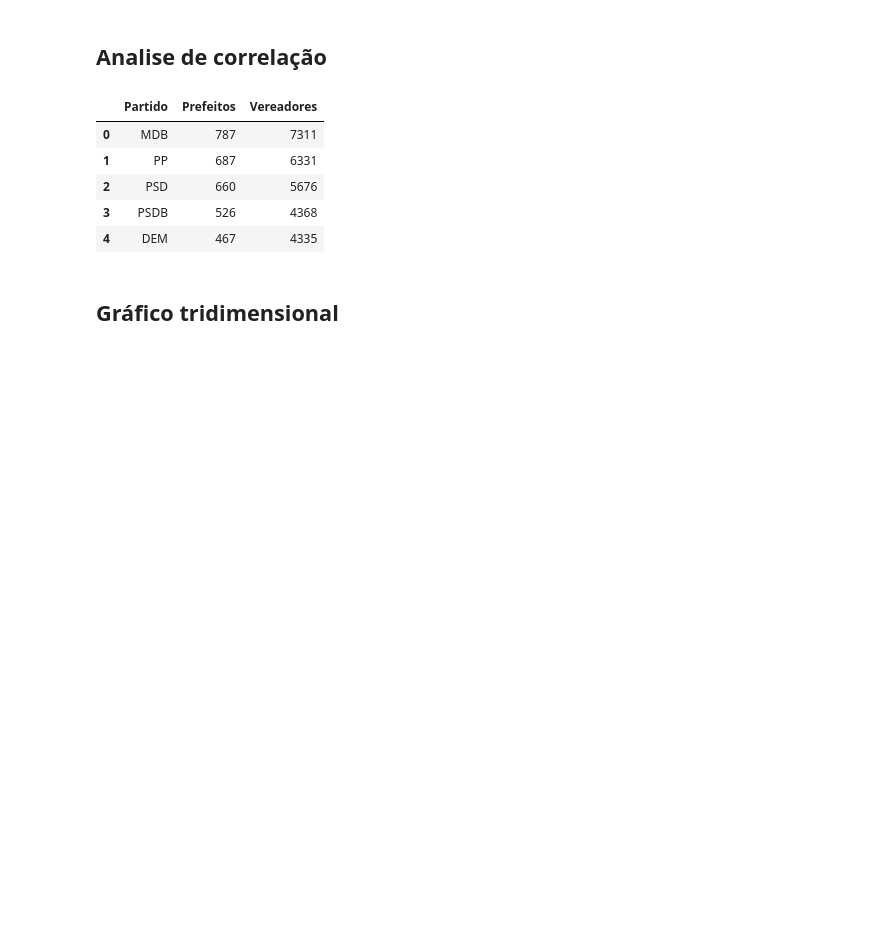
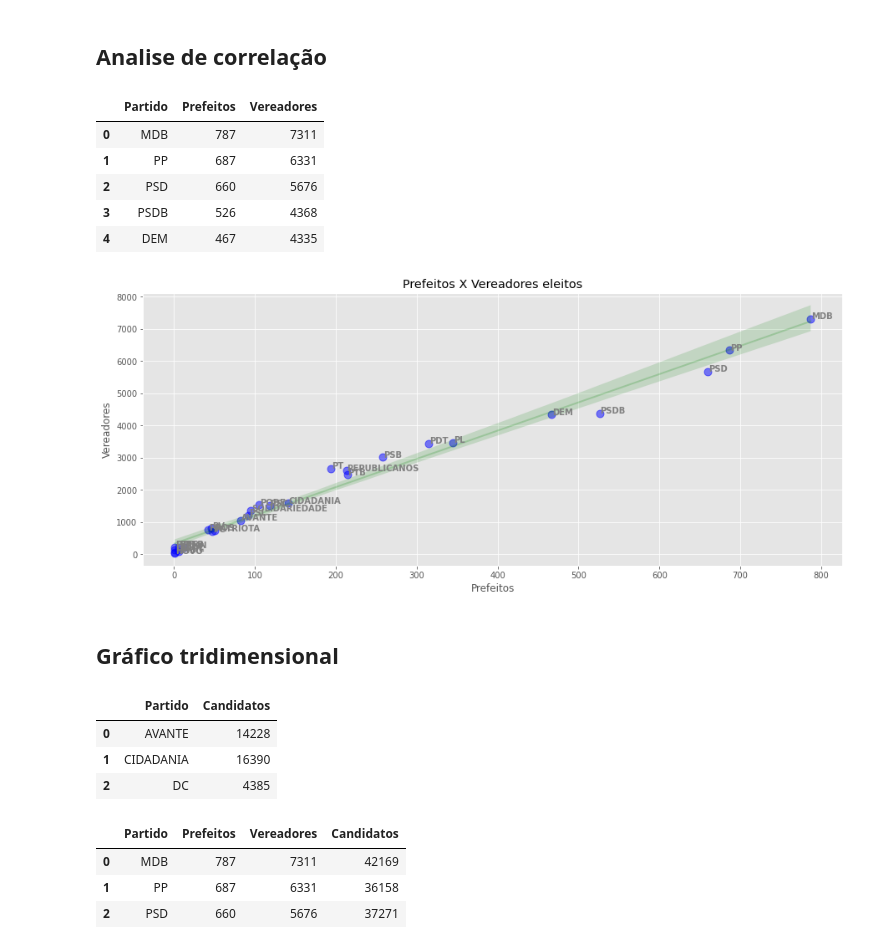
Before and after one commit to carlitos9087/Caderno_de_anota-es_python, a Jupyter notebook: Analise_eleicoes/udemy.ipynb, the cells around one changed output. Cells and saved outputs as stored; diff of their text form; code cells hidden in the pictures; blank space fills up the shorter version.

```diff
--- a/Analise_eleicoes/udemy.ipynb
+++ b/Analise_eleicoes/udemy.ipynb
@@ -323,5 +325,53 @@ Tab_Correlacao.head()
 | 2 | PSD | 660 | 5676 |
 | 3 | PSDB | 526 | 4368 |
 | 4 | DEM | 467 | 4335 |
+# %%
+sns.regplot(
+    #daods
+    x=Tab_Correlacao['Prefeitos'],
+    y=Tab_Correlacao['Vereadores'],
+    # intervalo de confiança para estimar a regressão
+    ci = 95,
+    scatter_kws={
+    'color': 'blue',
+    's': 80,
+    'alpha': 0.5
+    },
+    line_kws={
+    'color': 'green',
+    'alpha': 0.2,
+    'lw': 2
+    },
+)
+plt.title('Prefeitos X Vereadores eleitos')
+for linha in range(0, Tab_Correlacao.shape[0]):
+  plt.text(
+      Tab_Correlacao['Prefeitos'][linha]+0.8,
+      Tab_Correlacao['Vereadores'][linha],
+      Tab_Correlacao['Partido'][linha],
+      size='medium',
+      color='gray',
+      weight='semibold'
+  )
+# %% [output]
+[figure, added]
 # %% [markdown]
 ## **Gráfico tridimensional**
+# %%
+Quantidade_candidatos = Base_Dados.groupby(by=['main_party']).count().iloc[:,0:1].reset_index()
+
+Quantidade_candidatos.columns = ['Partido', 'Candidatos']
+Quantidade_candidatos.head(3)
+# %% [output]
+|  | Partido | Candidatos |
+| 0 | AVANTE | 14228 |
+| 1 | CIDADANIA | 16390 |
+| 2 | DC | 4385 |
+# %%
+Tab_Correlacao.head(3)
+#Tab_Correlacao.drop(columns=['Candidatos_y'],inplace=True )
+# %% [output]
+|  | Partido | Prefeitos | Vereadores | Candidatos |
+| 0 | MDB | 787 | 7311 | 42169 |
+| 1 | PP | 687 | 6331 | 36158 |
+| 2 | PSD | 660 | 5676 | 37271 |
```
Also changed, not shown: parts of 5 cells of this notebook.
